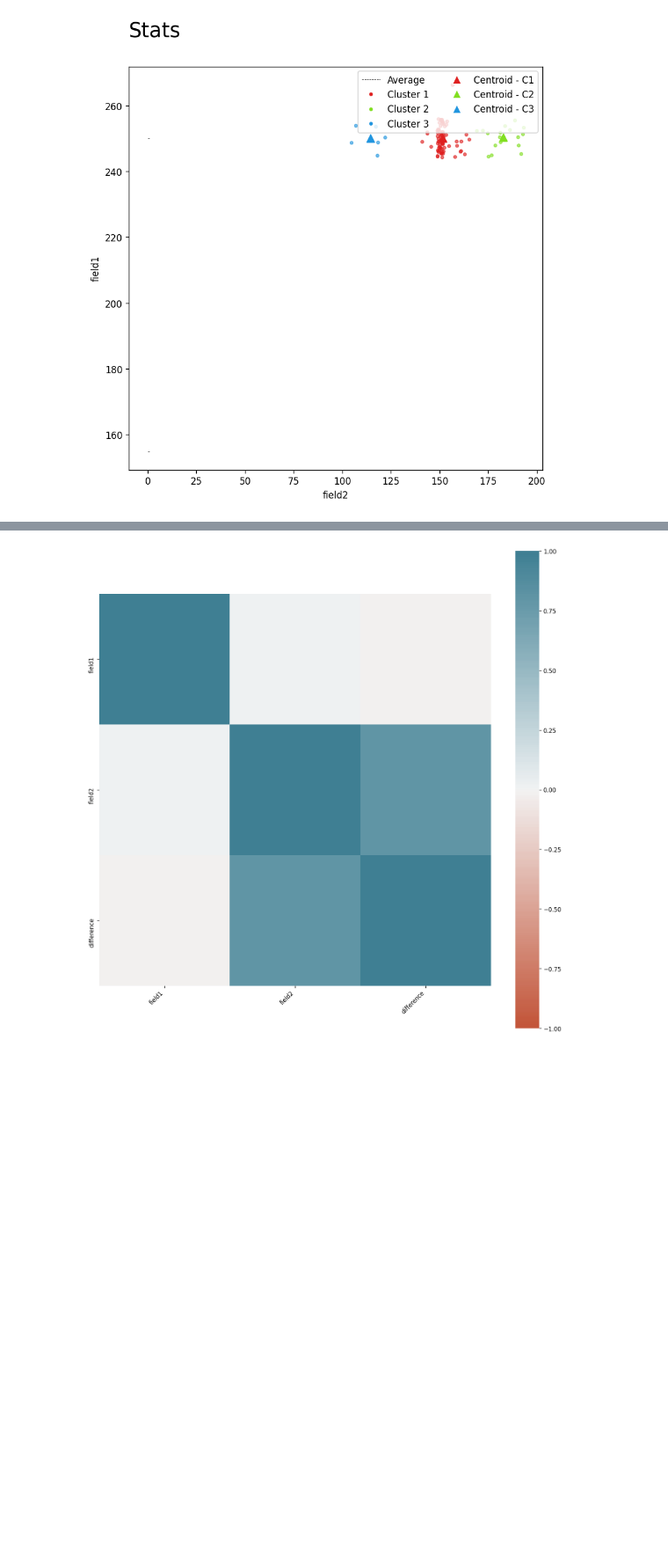
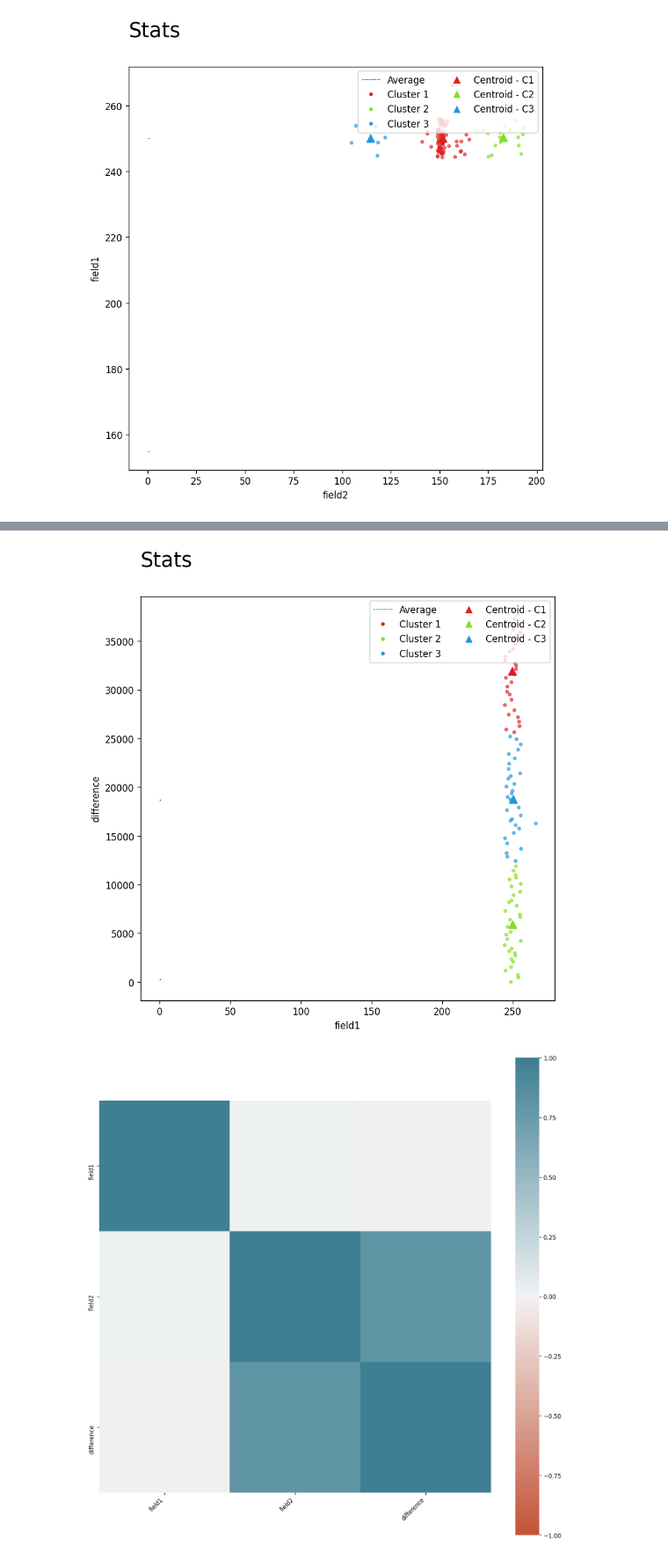
Before and after one commit to shuklasaharsh/IOT_Temperatur_ESP8266, a Jupyter notebook: Notebook/Time predictor backend.ipynb, the cells around one changed output, grey strips where cells are left out. Shown at 88% size. Cells and saved outputs as stored; diff of their text form; code cells hidden in the pictures; blank space fills up the shorter version.

```diff
--- a/Notebook/Time predictor backend.ipynb
+++ b/Notebook/Time predictor backend.ipynb
@@ -870,3 +870,7 @@ get_Centroid_plot(df2, 'difference', 'field2')
+# %%
+get_Centroid_plot(df2, 'field1', 'difference')
+# %% [output]
+[figure, added]
 # %%
 df2 = df2.drop(columns=['cluster', 'cen_x', 'cen_y'])
 getCorrelationPlot(df2)
```
Also changed, not shown: parts of 1 cell of this notebook.
